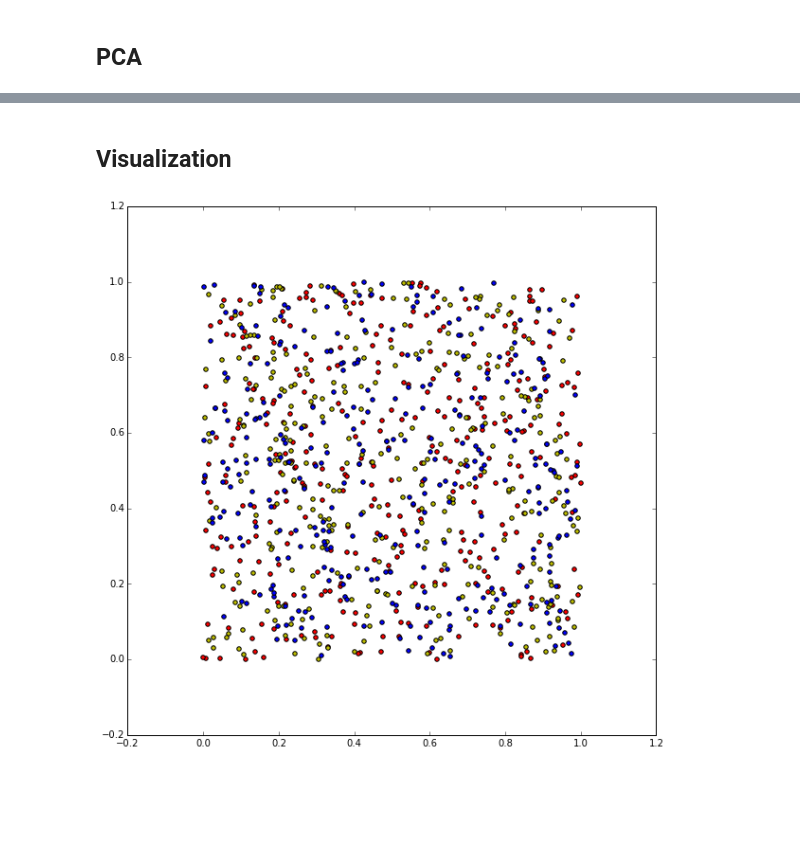
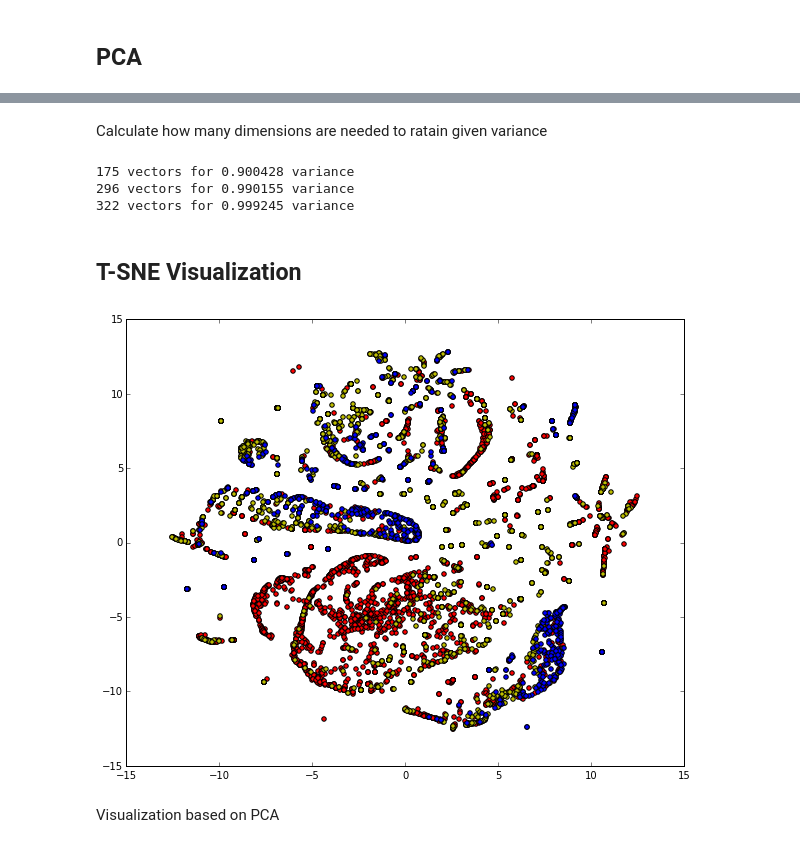
Before and after one commit to klangner/telstra, a Jupyter notebook: notebook/Exploratory Analysis.ipynb, the cells around one changed output, grey strips where cells are left out. Saved outputs shown, nothing was run; the diff lists cells and outputs as text; code cells hidden in the pictures; blank space fills up the shorter version.

```diff
--- a/notebook/Exploratory Analysis.ipynb
+++ b/notebook/Exploratory Analysis.ipynb
@@ -74,6 +78,7 @@ print('Unique types: %d' % len(event_type['event_type'].unique()))
 print(event_type['event_type'].unique())
 print('event_type dataset size: %d' % len(event_type))
 sparse_events = pd.get_dummies(event_type).groupby('id').sum().reset_index()
+sparse_events['event_type_event_type 16'] = sparse_events['event_type_event_type 54']
 sparse_events.head()
 # %% [output]
 Unique types: 53
@@ -145,6 +150,11 @@ df_train = df_train.merge(sparse_resource, on='id')
 df_train = df_train.merge(sparse_severity, on='id')
 print('Train count: %d' % len(train))
 print('DataFrame shape: %d, %d' % (len(df_train), len(df_train.columns)))
+columns = ['feature %d' % (i+1) for i in range(386)]
+columns.extend(['event_type_event_type %d' % (i+1) for i in range(53)])
+columns.extend(['resource_type_resource_type %d' % (i+1) for i in range(10)])
+columns.extend(['severity_type_severity_type %d' % (i+1) for i in range(5)])
+X = df_train[columns].as_matrix()
 df_train.head()
 # %% [output]
 Train count: 7381
@@ -170,7 +180,3 @@ Test count: 11171
 | 4 | 3392 | location 600 | 0 | 1 | 0 | ... |
 # %% [markdown]
 ## PCA
-# %%
-X = self.get_features().as_matrix()
-        U, _, _ = linalg.svd(np.transpose(X))
-        return U[:, 0:PCA_FEATURES_COUNT]
@@ -176,0 +187,11 @@ X = self.get_features().as_matrix()
+# %%
+Z = np.dot(X, U[:, 0:2])
+df = pd.DataFrame({'x1': Z[:,0], 'x2': Z[:,1], 'y': df_train.fault_severity})
+df0 = df[df.y == 0]
+df1 = df[df.y == 1]
+df2 = df[df.y == 2]
+rcParams['figure.figsize'] = 10, 8
+plt.scatter(df0.x1, df0.x2, c='r')
+plt.scatter(df1.x1, df1.x2, c='y')
+plt.scatter(df2.x1, df2.x2, c='b')
+plt.show()
@@ -177,15 +200,43 @@ X = self.get_features().as_matrix()
+# %% [markdown]
+Calculate how many dimensions are needed to ratain given variance
+# %%
+for k in range(1, len(s)):
+    var = s[0:k].sum()/s.sum()
+    if var > 0.90:
+        print('%d vectors for %g variance' % (k, var))
+        break
+
+for k in range(k, len(s)):
+    var = s[0:k].sum()/s.sum()
+    if var > 0.99:
+        print('%d vectors for %g variance' % (k, var))
+        break
+
+for k in range(k, len(s)):
+    var = s[0:k].sum()/s.sum()
+    if var > 0.999:
+        print('%d vectors for %g variance' % (k, var))
+        break
+# %% [output]
+175 vectors for 0.900428 variance
+296 vectors for 0.990155 variance
+322 vectors for 0.999245 variance
 # %% [markdown]
-## Visualization
+## T-SNE Visualization
 # %%
-rcParams['figure.figsize'] = 10, 10
-a = np.random.rand(1000, 3)
-df = pd.DataFrame({'x1': a[:,0], 'x2': a[:,1], 'y': np.floor(3*a[:,2])})
+model = TSNE(n_components=2, random_state=0)
+np.set_printoptions(suppress=True)
+Ts = model.fit_transform(X)
+df = pd.DataFrame({'x1': Ts[:,0], 'x2': Ts[:,1], 'y': df_train.fault_severity})
 df0 = df[df.y == 0]
 df1 = df[df.y == 1]
 df2 = df[df.y == 2]
+rcParams['figure.figsize'] = 10, 8
 plt.scatter(df0.x1, df0.x2, c='r')
 plt.scatter(df1.x1, df1.x2, c='y')
 plt.scatter(df2.x1, df2.x2, c='b')
 plt.show()
 # %% [output]
-[figure, old version]
+[figure, new version]
+# %% [markdown]
+Visualization based on PCA
```
Also changed, not shown: parts of 8 cells of this notebook, 3 other files.
